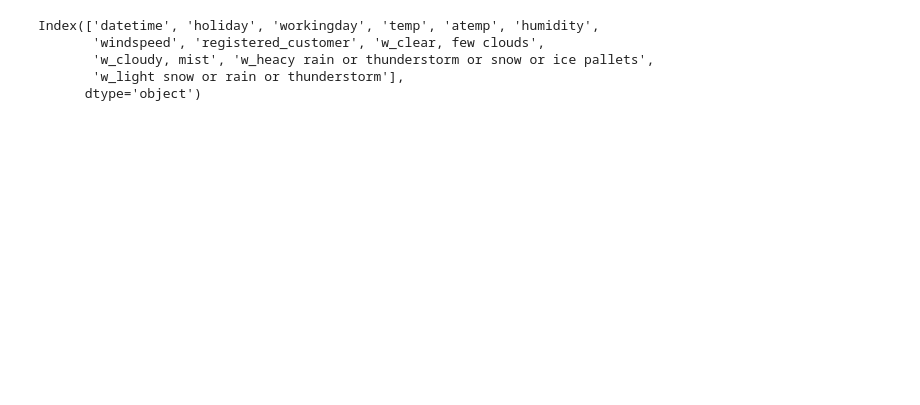
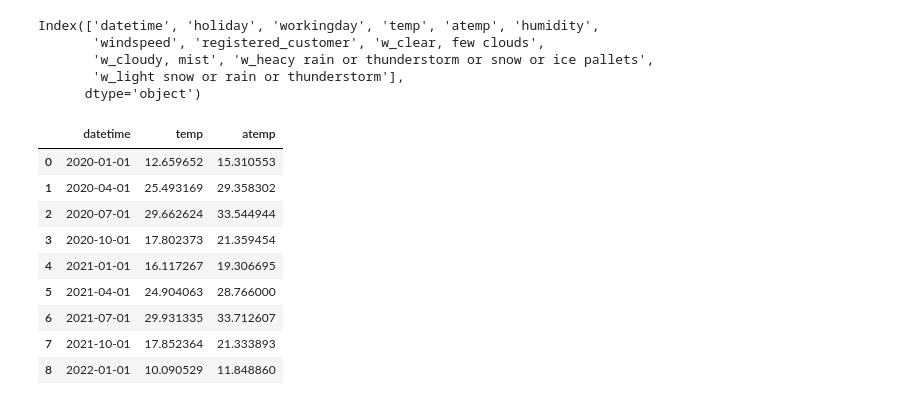
Before and after one commit to P-AEL/K-ppers-Projekt1, a Jupyter notebook: Flo/f_quartal.ipynb, the cells around one changed output. Saved outputs shown, nothing was run; the diff lists cells and outputs as text; code cells hidden in the pictures; blank space fills up the shorter version.

```diff
--- a/Flo/f_quartal.ipynb
+++ b/Flo/f_quartal.ipynb
@@ -18,3 +18,17 @@ Index(['datetime', 'holiday', 'workingday', 'temp', 'atemp', 'humidity',
        'w_cloudy, mist', 'w_heacy rain or thunderstorm or snow or ice pallets',
        'w_light snow or rain or thunderstorm'],
       dtype='object')
+# %%
+df_temp = df.groupby(pd.Grouper(key= "datetime", freq= "QS")).agg(temp= ("temp", "mean"), atemp= ("atemp", "mean")).reset_index()
+df_temp
+# %% [output]
+|  | datetime | temp | atemp |
+| 0 | 2020-01-01 | 12.659652 | 15.310553 |
+| 1 | 2020-04-01 | 25.493169 | 29.358302 |
+| 2 | 2020-07-01 | 29.662624 | 33.544944 |
+| 3 | 2020-10-01 | 17.802373 | 21.359454 |
+| 4 | 2021-01-01 | 16.117267 | 19.306695 |
+| 5 | 2021-04-01 | 24.904063 | 28.766000 |
+| 6 | 2021-07-01 | 29.931335 | 33.712607 |
+| 7 | 2021-10-01 | 17.852364 | 21.333893 |
+| 8 | 2022-01-01 | 10.090529 | 11.848860 |
```
Also changed, not shown: parts of 9 cells of this notebook, 4 other files.
